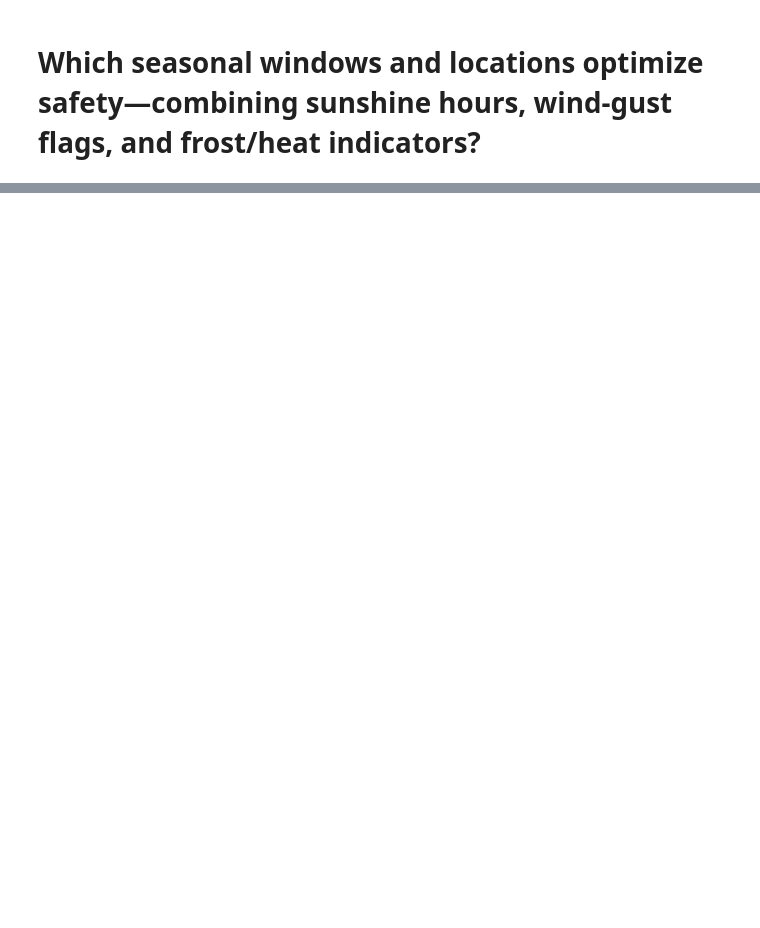
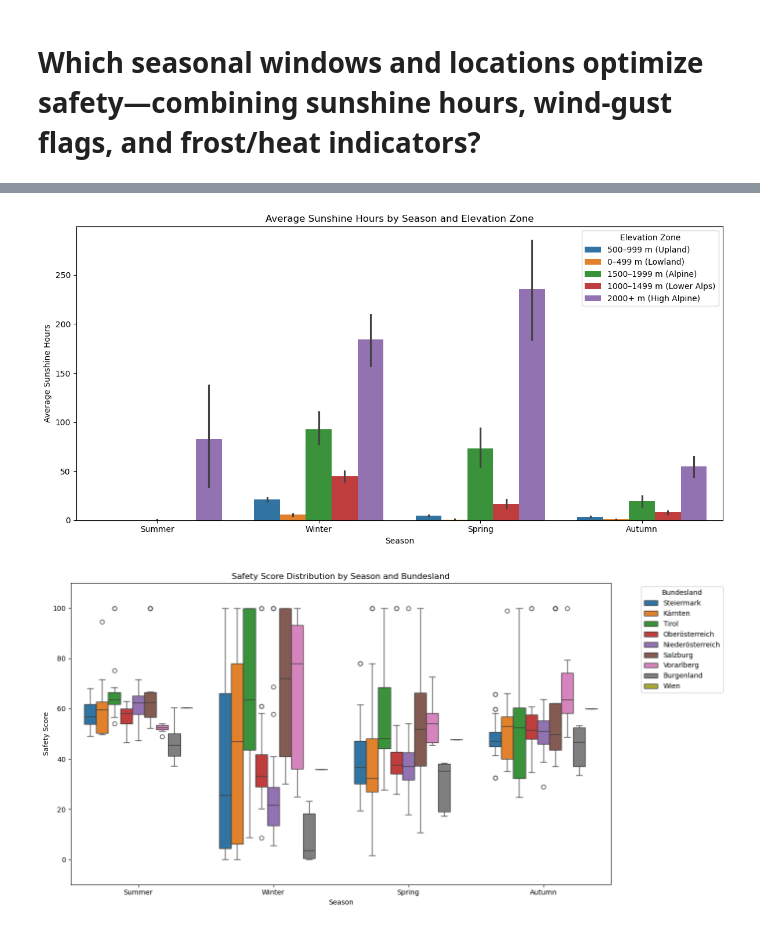
Before and after one commit to MichaelKerscher/climalyticsat, a Jupyter notebook: data/RQ4.ipynb, the cells around one changed output, grey strips where cells are left out. Drawn from its saved outputs; the diff is of its cells as text; code cells hidden in the pictures; blank space fills up the shorter version.

```diff
--- a/data/RQ4.ipynb
+++ b/data/RQ4.ipynb
@@ -172,0 +142,29 @@ Map saved to /home/jovyan/work/safety_map.html
+# %%
+# Convert to pandas for plotting
+agg_pd = agg_df.toPandas()
+stations_meta_pd = stations_meta.select("station_id", "latitude", "longitude").toPandas()
+agg_pd = agg_pd.merge(stations_meta_pd, on="station_id", how="left")
+
+# Plot sunshine
+plt.figure(figsize=(12,6))
+sns.barplot(data=agg_pd, x="season", y="avg_sunshine", hue="elevation_zone")
+plt.title("Average Sunshine Hours by Season and Elevation Zone")
+plt.ylabel("Average Sunshine Hours")
+plt.xlabel("Season")
+plt.legend(title="Elevation Zone")
+plt.tight_layout()
+plt.show()
+
+# Plot safety scores
+plt.figure(figsize=(14,7))
+sns.boxplot(data=agg_pd, x="season", y="safety_score", hue="bundesland")
+plt.title("Safety Score Distribution by Season and Bundesland")
+plt.ylabel("Safety Score")
+plt.xlabel("Season")
+plt.legend(title="Bundesland", bbox_to_anchor=(1.05,1), loc="upper left")
+plt.ylim(-10, 110)
+plt.tight_layout()
+plt.show()
+# %% [output]
+[figure, added]
+[figure, added]
```
Also changed, not shown: parts of 3 cells of this notebook, 7 other files.
